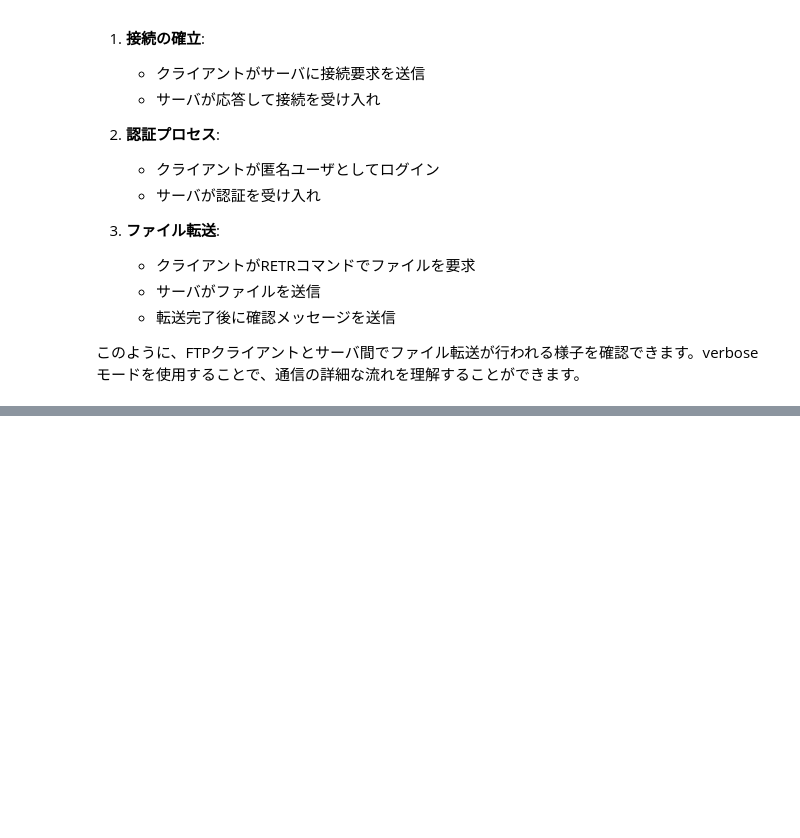
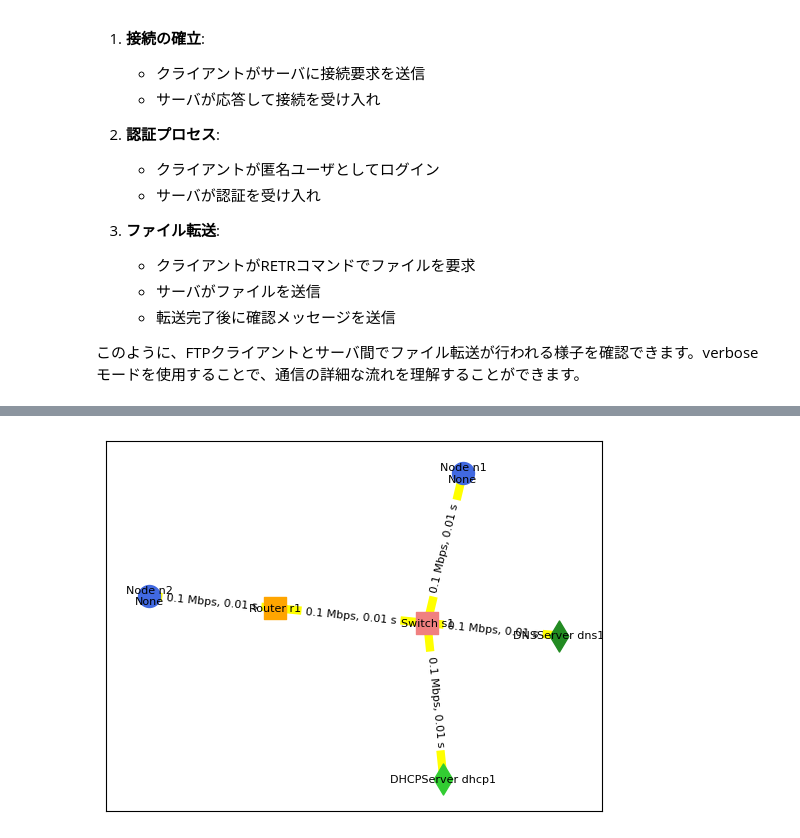
Before and after one commit to flyby-yunakayama/network-simulator, a Jupyter notebook: doc/14_アプリケーションとデータ転送.ipynb, the cells around one changed output, grey strips where cells are left out. Drawn from its saved outputs; the diff is of its cells as text; code cells hidden in the pictures; blank space fills up the shorter version.

```diff
--- a/doc/14_アプリケーションとデータ転送.ipynb
+++ b/doc/14_アプリケーションとデータ転送.ipynb
@@ -280,3 +236,94 @@ ftp_client.retrieve_file("example.txt")
    - 転送完了後に確認メッセージを送信
 
 このように、FTPクライアントとサーバ間でファイル転送が行われる様子を確認できます。verboseモードを使用することで、通信の詳細な流れを理解することができます。
+# %%
+import sys
+
+!git clone https://github.com/flyby-yunakayama/network-simulator.git
+sys.path.insert(0,'/content/network-simulator')
+%cd network-simulator
+
+from sec14a.NetworkEventScheduler import NetworkEventScheduler
+from sec14a.Node import Node
+from sec14a.Switch import Switch
+from sec14a.Router import Router
+from sec14a.Server import DNSServer, DHCPServer
+from sec14a.Link import Link
+from sec14a.Application import DnsClient, DhcpClient, UDPApp, FTPClient, FTPServer
+
+nes = NetworkEventScheduler(seed=7, log_enabled=True, verbose=False, tcp_verbose=True, link_verbose=False)
+
+# ノードとルータの設定
+node1 = Node(node_id="n1", ip_address="192.168.1.1/24", network_event_scheduler=nes)  # DHCP利用
+node2 = Node(node_id="n2", ip_address="192.168.2.1/24", network_event_scheduler=nes)  # IPアドレスを静的に設定
+switch1 = Switch(node_id="s1", ip_address="192.168.1.240/24", network_event_scheduler=nes)
+router1 = Router(node_id="r1", ip_addresses=["192.168.1.254/24", "192.168.2.254/24"], network_event_scheduler=nes)
+dns1 = DNSServer(node_id="dns1", ip_address="192.168.1.200/24", network_event_scheduler=nes)
+dhcp1 = DHCPServer(node_id="dhcp1", ip_address="192.168.1.250/24", dns_server_ip="192.168.1.200/24", start_cidr="192.168.1.0/24", network_event_scheduler=nes)
+
+# リンクの設定
+link1 = Link(node1, switch1, bandwidth=100000, delay=0.01, loss_rate=0.01, network_event_scheduler=nes)
+link2 = Link(switch1, router1, bandwidth=100000, delay=0.01, loss_rate=0.0, network_event_scheduler=nes)
+link3 = Link(dns1, switch1, bandwidth=100000, delay=0.01, loss_rate=0.0, network_event_scheduler=nes)
+link4 = Link(dhcp1, switch1, bandwidth=100000, delay=0.01, loss_rate=0.0, network_event_scheduler=nes)
+link5 = Link(node2, router1, bandwidth=100000, delay=0.01, loss_rate=0.0, network_event_scheduler=nes)
+
+# ネットワークのトポロジを描画
+nes.draw()
+
+# DNSサーバに対してDNSレコード設定
+dns1.add_dns_record("www.example.com", "192.168.2.1/24")
+
+# DHCPサーバに対して使用済みIPアドレス登録
+used_ips = ["192.168.1.240/24", "192.168.1.254/24", "192.168.1.200/24", "192.168.1.250/24"]
+dhcp1.mark_ips_as_used(used_ips)
+
+
+# FTPトラフィック設定
+ftp_server = FTPServer(node1, shared_files={}, verbose=True)  # FTPサーバインスタンス
+node1.register_application(21, "TCP", ftp_server)  # 21/TCPポートでFTPサーバを起動（待ち受け）
+ftp_client = FTPClient(node2, verbose=False)  # FTPクライアントインスタンス
+node2.register_application(0, "TCP", ftp_client)  # FTPクライアントをApplicationManagerに登録
+
+# ファイル読み込み（サーバ側ファイル想定）
+file_path = 'data/cat.jpg'
+with open(file_path, 'rb') as f:
+    file_data = f.read()
+ftp_server.shared_files["cat.jpg"] = file_data  # サーバにファイル登録
+
+# クライアント側でFTP転送を開始する処理
+def start_ftp_transfer():
+    ftp_client.connect(server_ip="192.168.1.1/24", server_port=21)
+    ftp_client.retrieve_file("cat.jpg")
+nes.schedule_event(1.0, start_ftp_transfer)
+
+# UDP送信アプリケーションのインスタンス作成
+#udp_app = UDPApp(node1)
+#def start_udp_traffic():
+#    udp_app.start_traffic(destination_url="www.example.com", bitrate=100000, start_time=2.0, duration=5.0, header_size=28, payload_size=1000, burstiness=1.0, dscp=16)
+#nes.schedule_event(2.0, start_udp_traffic)
+
+# イベントスケジューラを実行
+nes.run_until(10.0)
+
+# フォワーディングテーブルやルーティングテーブルを確認
+node1.print_arp_table()
+node1.print_url_to_ip_mapping()
+node1.print_tcp_connections()
+router1.print_arp_table()
+router1.print_routing_table()
+node2.print_arp_table()
+node2.print_tcp_connections()
+
+# 結果を確認
+nes.generate_summary(nes.packet_logs)
+nes.generate_throughput_graph(nes.packet_logs)
+nes.generate_delay_histogram(nes.packet_logs)
+
+# 転送進行状況のプロット
+nes.plot_cwnd_log()
+ftp_connections = [ck for ck, info in node1.tcp_connections.items() if info.get('transfer_info') and info['transfer_info'].get('progress')]
+if ftp_connections:
+    connection_key = ftp_connections[0]
+    nes.plot_transfer_progress(node1, connection_key)
+# %% [output]
@@ -282,0 +338 @@ ftp_client.retrieve_file("example.txt")
+[figure, added]
```
Also changed, not shown: parts of 20 cells of this notebook.
